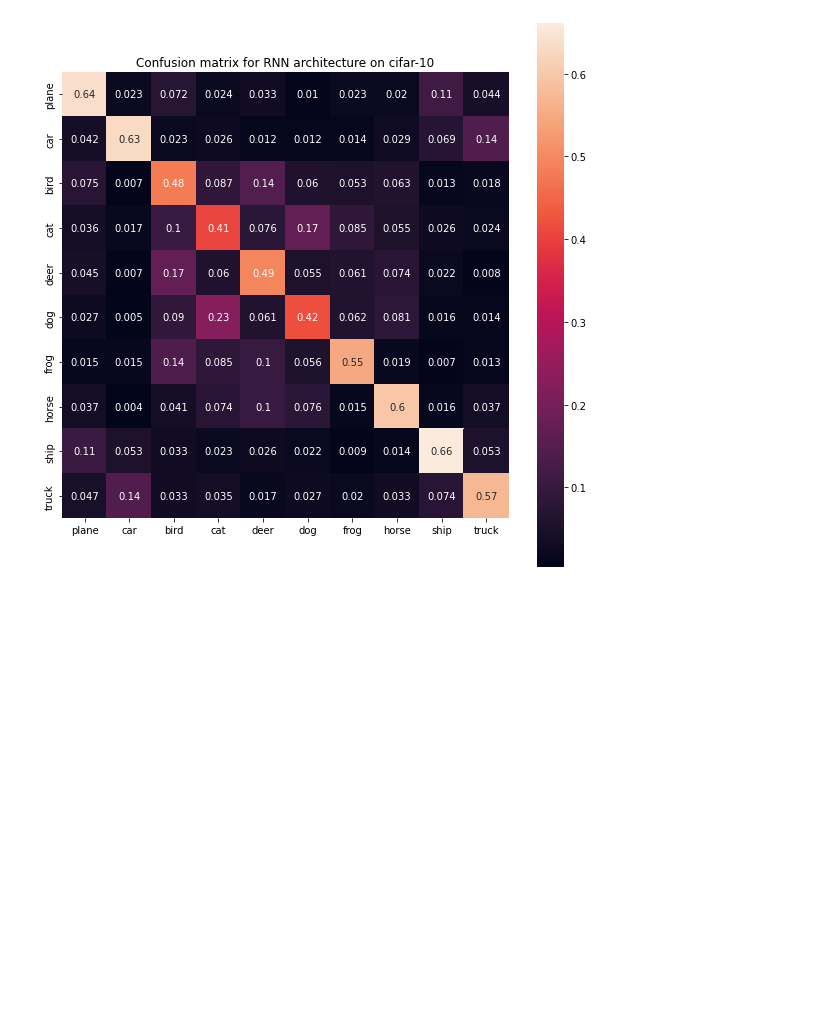
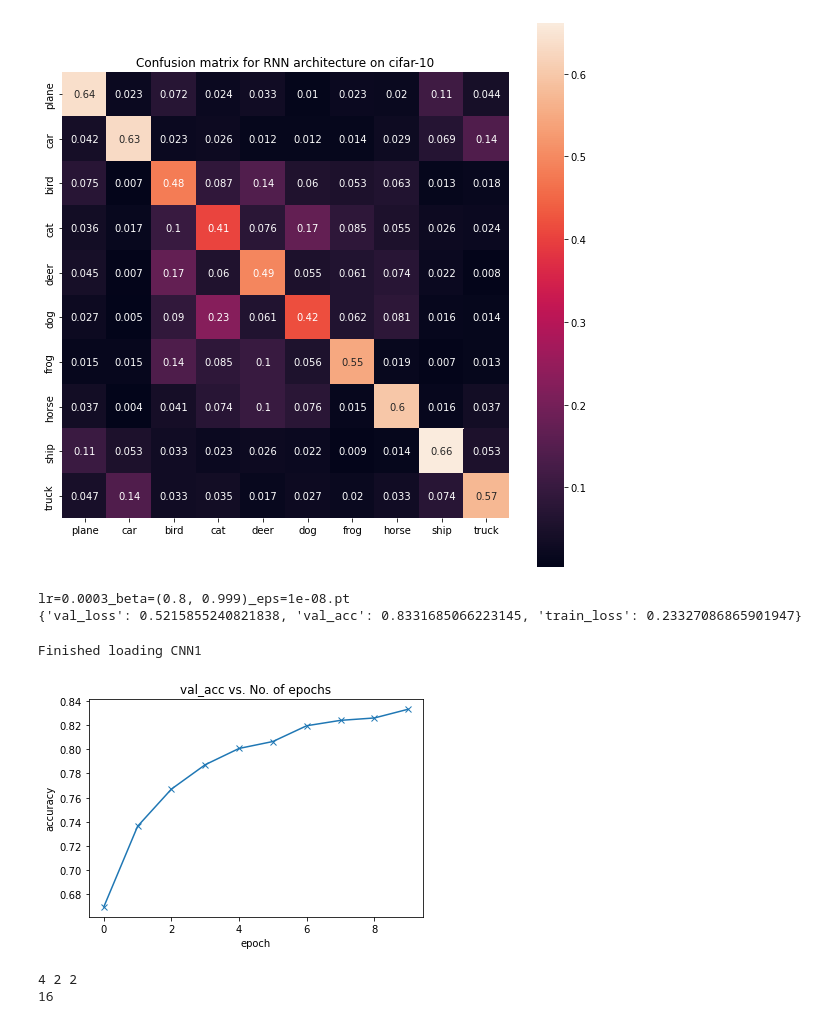
Before and after one commit to berbomeister/ML-project, a Jupyter notebook: ML project/training_CNN2_away.ipynb, the cells around one changed output. Drawn from its saved outputs; the diff is of its cells as text; code cells hidden in the pictures; blank space fills up the shorter version.

Commit message:
update
added best model for CNN1 and work on wording

```diff
--- a/ML project/training_CNN2_away.ipynb
+++ b/ML project/training_CNN2_away.ipynb
@@ -601,0 +617,14 @@ cfm_rnn = conf_matrix_rnn(best_rnn,testloader)
+# %%
+save_best_model(CNN1)
+# %% [output]
+lr=0.0003_beta=(0.8, 0.999)_eps=1e-08.pt
+{'val_loss': 0.5215855240821838, 'val_acc': 0.8331685066223145, 'train_loss': 0.23327086865901947}
+# %%
+PATH = './best_models/CNN1.pth'
+model_cnn1 = CNN1()
+model_cnn1.load_state_dict(torch.load(PATH))
+PATH = './best_models/CNN1_history.pt'
+history_cnn1 = torch.load(PATH)
+print("Finished loading CNN1")
+# %% [output]
+Finished loading CNN1
@@ -601,0 +634,21 @@ cfm_rnn = conf_matrix_rnn(best_rnn,testloader)
+# %%
+def plot_metric(history,metric = 'val_acc'):
+    metrics = [x[metric] for x in history]
+    plt.figure("metric "+metric)
+    plt.plot(metrics, '-x')
+    plt.xlabel('epoch')
+    plt.ylabel('accuracy')
+    plt.title(f'{metric} vs. No. of epochs')
+# %%
+plot_metric(history_cnn1,metric='val_acc')
+# %% [output]
+[figure, added]
+# %%
+learning_rate = [0.001,0.003]
+betas = [(0.9,0.999),(0.8,0.999),(0.9,0.95),(0.95,0.999)]
+epsilons = [1e-8,3e-8]
+print(len(betas),len(epsilons),len(learning_rate))
+print(len(betas)*len(epsilons)*len(learning_rate))
+# %% [output]
+4 2 2
+16
```
Also changed, not shown: parts of 4 cells of this notebook, 5 other files.
